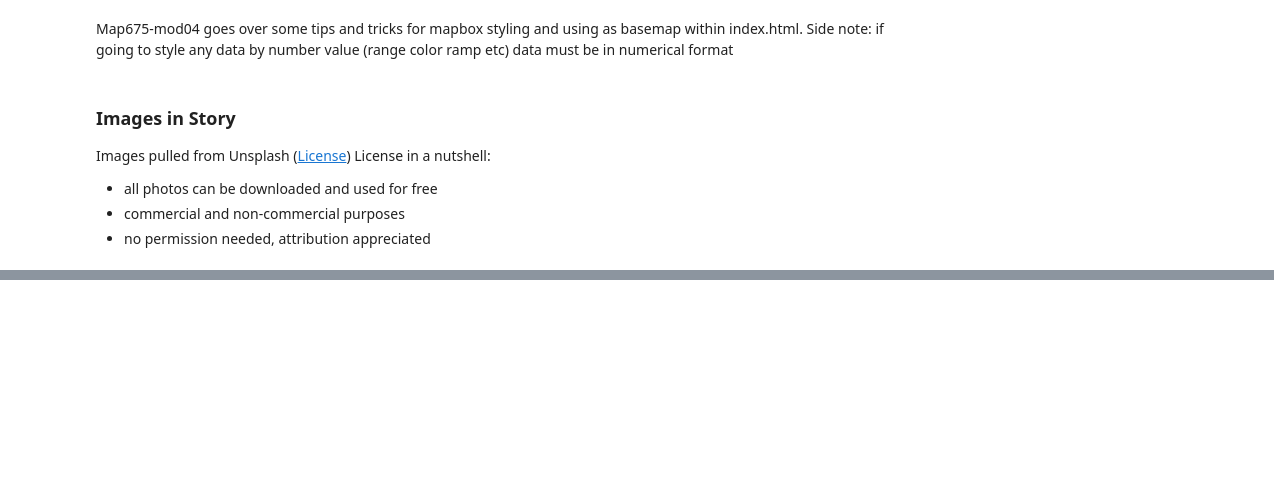
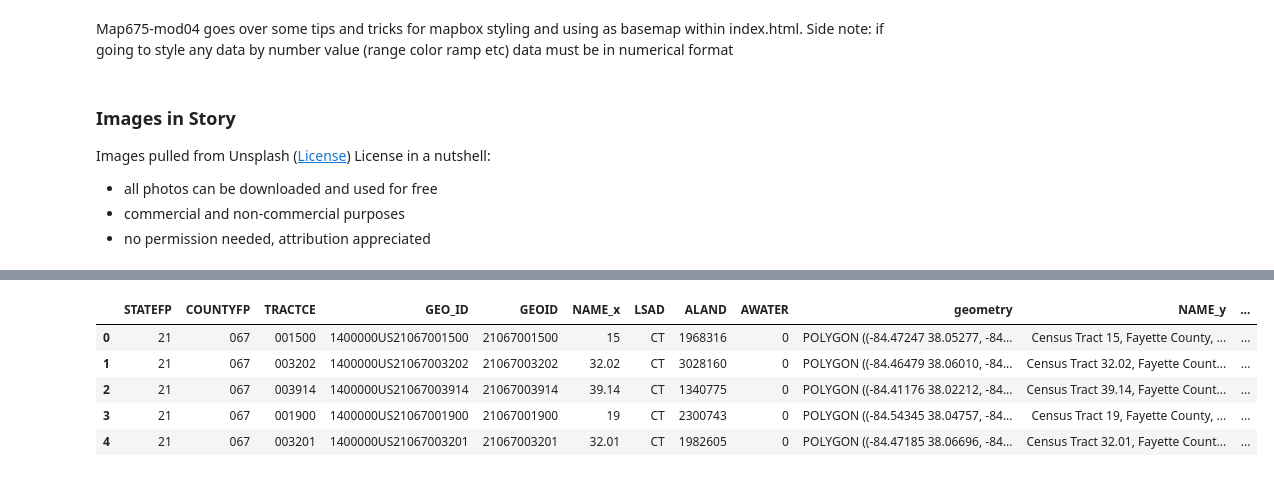
Before and after one commit to RCRamsey/covid-ky-digital-divide, a Jupyter notebook: notebooks/digital_divide.ipynb, the cells around one changed output, grey strips where cells are left out. Saved outputs shown, nothing was run; the diff lists cells and outputs as text; code cells hidden in the pictures; blank space fills up the shorter version.

```diff
--- a/notebooks/digital_divide.ipynb
+++ b/notebooks/digital_divide.ipynb
@@ -821,0 +1134,10 @@ What defines a household? How many students could be in a household? if 6% of Ke
+# %%
+# view data
+fay_19_tract_dig_access_gdf.head()
+# %% [output]
+|  | STATEFP | COUNTYFP | TRACTCE | GEO_ID | GEOID | NAME_x | LSAD | ALAND | AWATER | geometry | NAME_y | ... |
+| 0 | 21 | 067 | 001500 | 1400000US21067001500 | 21067001500 | 15 | CT | 1968316 | 0 | POLYGON ((-84.47247 38.05277, -84... | Census Tract 15, Fayette County, ... | ... |
+| 1 | 21 | 067 | 003202 | 1400000US21067003202 | 21067003202 | 32.02 | CT | 3028160 | 0 | POLYGON ((-84.46479 38.06010, -84... | Census Tract 32.02, Fayette Count... | ... |
+| 2 | 21 | 067 | 003914 | 1400000US21067003914 | 21067003914 | 39.14 | CT | 1340775 | 0 | POLYGON ((-84.41176 38.02212, -84... | Census Tract 39.14, Fayette Count... | ... |
+| 3 | 21 | 067 | 001900 | 1400000US21067001900 | 21067001900 | 19 | CT | 2300743 | 0 | POLYGON ((-84.54345 38.04757, -84... | Census Tract 19, Fayette County, ... | ... |
+| 4 | 21 | 067 | 003201 | 1400000US21067003201 | 21067003201 | 32.01 | CT | 1982605 | 0 | POLYGON ((-84.47185 38.06696, -84... | Census Tract 32.01, Fayette Count... | ... |
```
Also changed, not shown: parts of 43 cells of this notebook.
